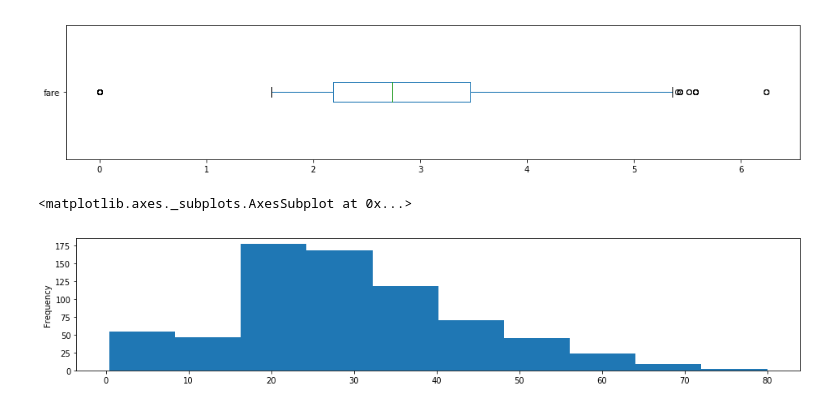
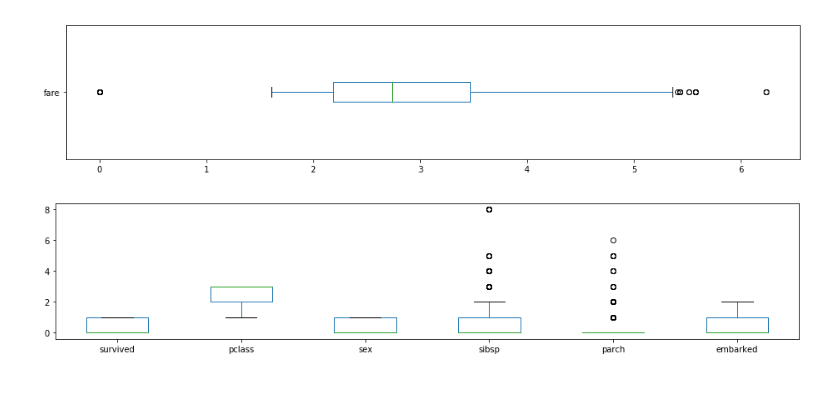
Before and after one commit to iz4vve-talks/ml-course, a Jupyter notebook: notebooks/03.DataAnalysis101.ipynb, the cells around one changed output. Drawn from its saved outputs; the diff is of its cells as text; code cells hidden in the pictures.

```diff
--- a/notebooks/03.DataAnalysis101.ipynb
+++ b/notebooks/03.DataAnalysis101.ipynb
@@ -195,0 +191,2 @@ dtype: int64
+# %%
+df = df.drop("deck", axis=1)
@@ -196,2 +213,5 @@ dtype: int64
+# %%
+median = df.age.median()
+df["age"] = df["age"].fillna(median)
 # %% [markdown]
 # Outliers
@@ -217,0 +245,5 @@ correlations = df.corr()
+# %%
+plt.rcParams["figure.figsize"] = 16, 10
+
+sns.heatmap(correlations, annot=True)
+plt.show()
@@ -222,6 +279,7 @@ Principal Component Analysis (PCA) is a technique used to project a complex data
 # %% [markdown]
 # Normalize features to similar ranges
 # %%
+plt.rcParams["figure.figsize"] = 16, 3
 df.fare.plot(kind="box", vert=False)
 # %% [output]
 <matplotlib.axes._subplots.AxesSubplot at 0x...>
@@ -237,7 +290,7 @@ df.fare.apply(np.log1p).plot(kind="box", vert=False)
 <matplotlib.axes._subplots.AxesSubplot at 0x...>
 [figure]
 # %%
-df.age.plot(kind="hist")
+df.drop(["fare", "age"], axis=1).plot(kind="box")
+plt.show()
 # %% [output]
-<matplotlib.axes._subplots.AxesSubplot at 0x...>
-[figure, old version]
+[figure, new version]
```
Also changed, not shown: parts of 52 cells of this notebook, 1 other file.
